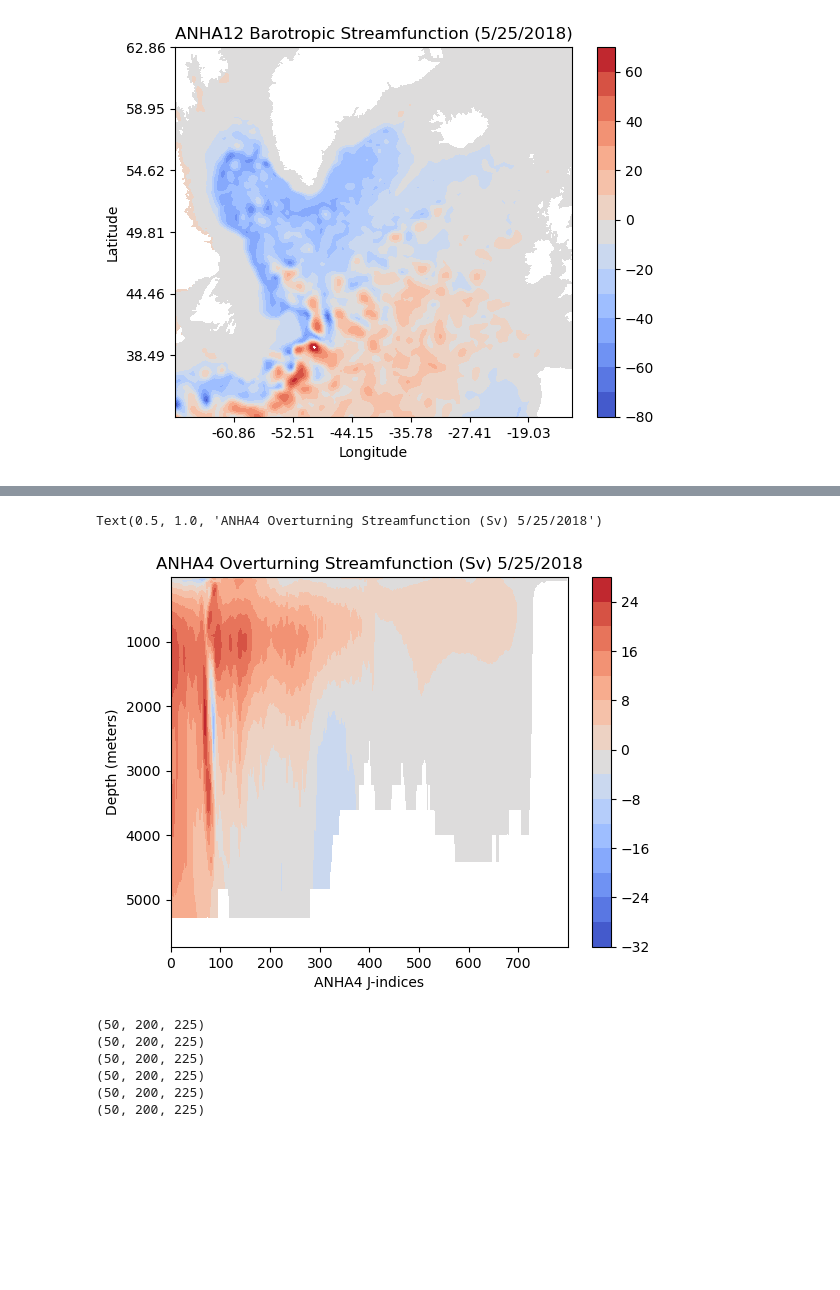
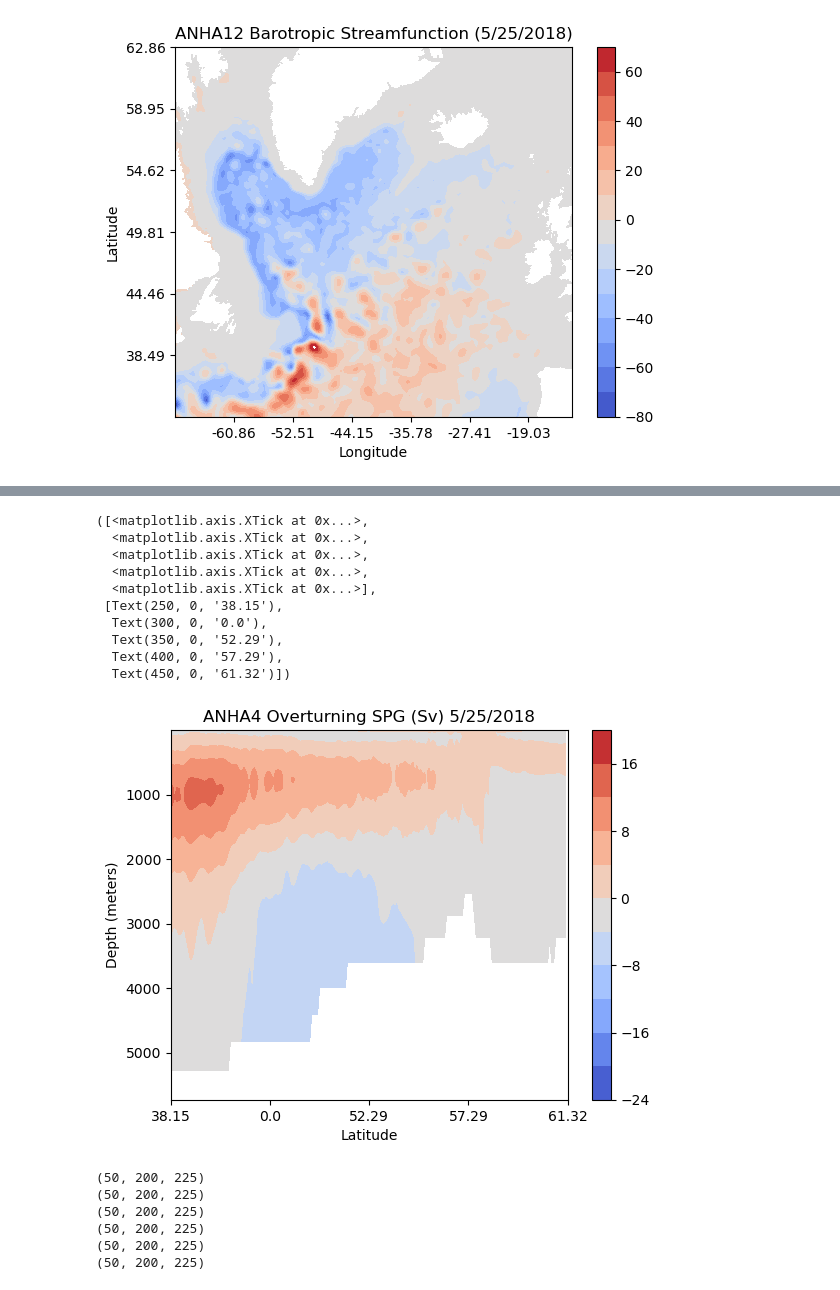
Before and after one commit to gekirkpatrick/NEMO-Analysis-Base-Scripts, a Jupyter notebook: Barotropic_sf.ipynb, the cells around one changed output, grey strips where cells are left out. Saved outputs shown, nothing was run; the diff lists cells and outputs as text; code cells hidden in the pictures; blank space fills up the shorter version.

```diff
--- a/Barotropic_sf.ipynb
+++ b/Barotropic_sf.ipynb
@@ -281,15 +293,25 @@ mask1 = np.ma.make_mask(p != 0)
 p =np.where(mask1, p, np.nan)
 msf4 = np.cumsum(p, axis = 0)
 # %%
-plt.contourf(v['y'][:], v['depth'][:].values, msf4 / 1e6, np.arange(-32, 32, 4), cmap = 'coolwarm')
+plt.contourf(v['y'][250:450], v['depth'][:].values, msf4[:,250:450] / 1e6, np.arange(-24, 24, 4), cmap = 'coolwarm')
 plt.gca().invert_yaxis()
 plt.colorbar()
 plt.ylabel('Depth (meters)')
-plt.xlabel('ANHA4 J-indices')
-plt.title('ANHA4 Overturning Streamfunction (Sv) 5/25/2018')
+plt.xlabel('Latitude')
+plt.title('ANHA4 Overturning SPG (Sv) 5/25/2018')
+plt.xticks(np.arange(250,475, 50), np.trunc(v.nav_lat.values[250:475, 50][::50] * 100) / 100)
 # %% [output]
-Text(0.5, 1.0, 'ANHA4 Overturning Streamfunction (Sv) 5/25/2018')
+([<matplotlib.axis.XTick at 0x...>,
+  <matplotlib.axis.XTick at 0x...>,
+  <matplotlib.axis.XTick at 0x...>,
+  <matplotlib.axis.XTick at 0x...>,
+  <matplotlib.axis.XTick at 0x...>],
+ [Text(250, 0, '38.15'),
+  Text(300, 0, '0.0'),
+  Text(350, 0, '52.29'),
+  Text(400, 0, '57.29'),
+  Text(450, 0, '61.32')])
-[figure, old version]
+[figure, new version]
 # %%
 if __name__ == "__main__":
     inds = [250, 450, 150, 375]
```
Also changed, not shown: parts of 1 cell of this notebook, 2 other files.
